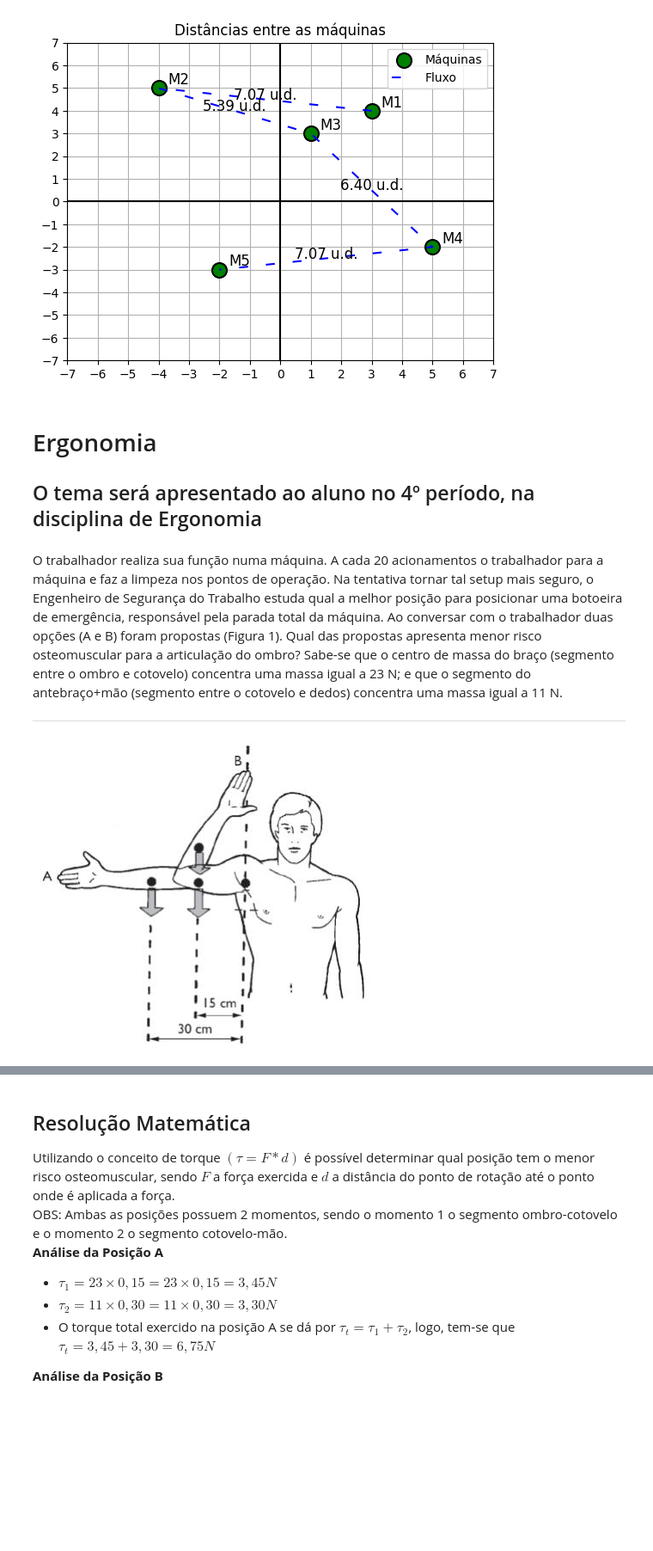
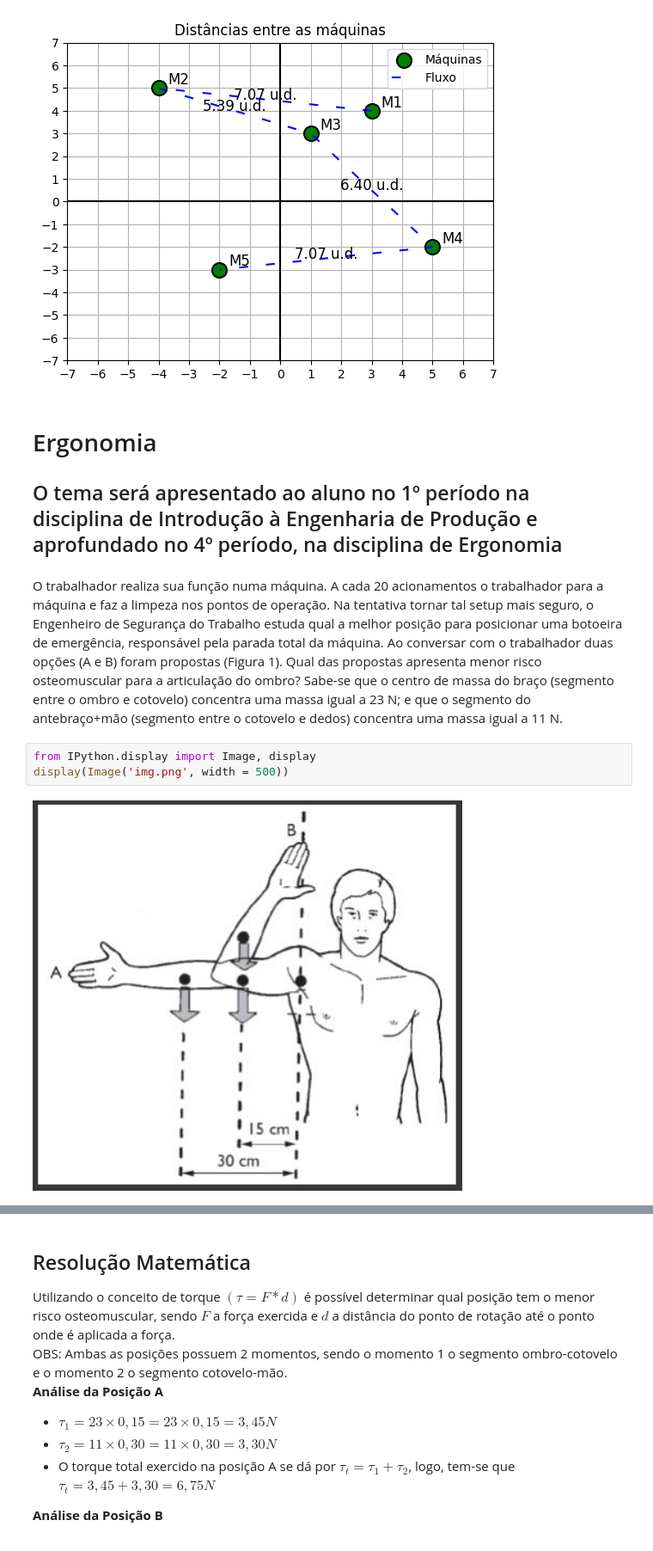
Before and after one commit to Thiago-Lima-Almeida/PyGA-EP, a Jupyter notebook: PyGA_EP.ipynb, the cells around one changed output, grey strips where cells are left out. Shown at 86% size. Saved outputs shown, nothing was run; the diff lists cells and outputs as text; blank space fills up the shorter version.

```diff
--- a/PyGA_EP.ipynb
+++ b/PyGA_EP.ipynb
@@ -140,7 +140,7 @@ plt.show()
 [figure]
 # %% [markdown]
 # Ergonomia
-<h2>O tema será apresentado ao aluno no 4º período, na disciplina de Ergonomia</h2>
+<h2>O tema será apresentado ao aluno no 1º período na disciplina de Introdução à Engenharia de Produção e aprofundado no 4º período, na disciplina de Ergonomia</h2>
 # %% [markdown]
 O trabalhador realiza sua função numa máquina. A cada
 20 acionamentos o trabalhador para a máquina e faz a
@@ -155,7 +155,9 @@ que o centro de massa do braço (segmento entre o ombro e
 cotovelo) concentra uma massa igual a 23 N; e que o
 segmento do antebraço+mão (segmento entre o cotovelo e
 dedos) concentra uma massa igual a 11 N.
-
----
-![1.jpg](embedded-picture-1)
+# %%
+from IPython.display import Image, display
+display(Image('img.png', width = 500))
+# %% [output]
+[figure, added]
 # %% [markdown]
```
Also changed, not shown: parts of 4 cells of this notebook.
